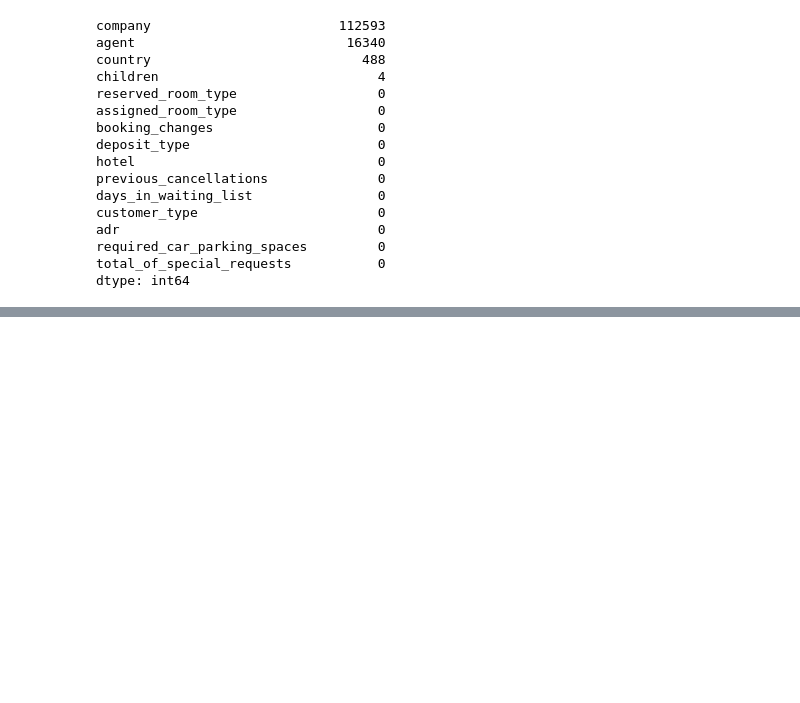
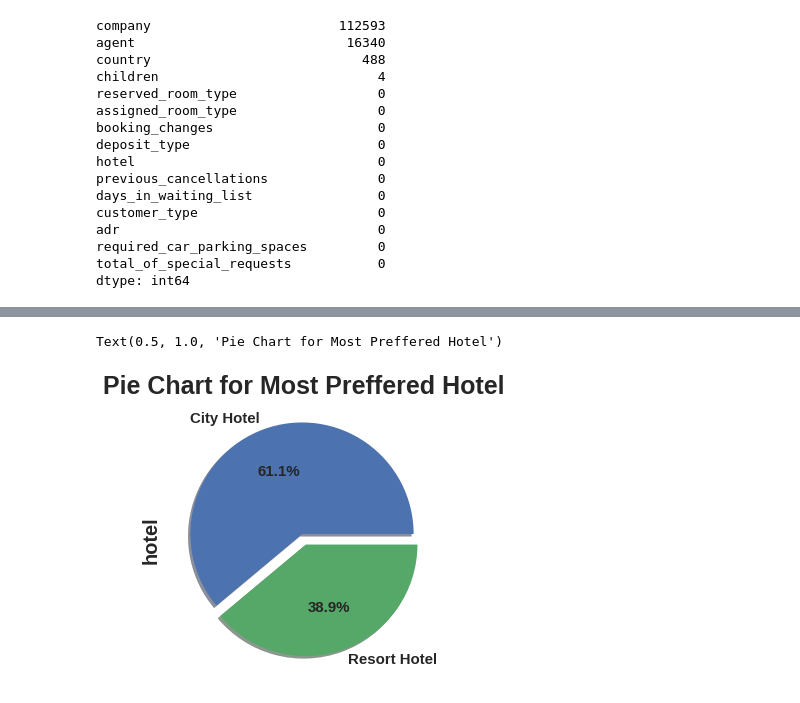
Before and after one commit to Satyaprakash-Dinesh-Vispute/Hotel-Booking-Analysis-EDA, a Jupyter notebook: Hotel_Booking_Analysis_(EDA).ipynb, the cells around one changed output, grey strips where cells are left out. Drawn from its saved outputs; the diff is of its cells as text; code cells hidden in the pictures; blank space fills up the shorter version.

```diff
--- a/Hotel_Booking_Analysis_(EDA).ipynb
+++ b/Hotel_Booking_Analysis_(EDA).ipynb
@@ -317,0 +242,9 @@ plt.show()
+# %%
+# Filling/replacing null values with 0.
+null_columns=['agent','children','company']
+for col in null_columns:
+ hotel_booking_df[col].fillna(0,inplace=True)
+
+
+# Replacing NA values with 'others'
+hotel_booking_df['country'].fillna('others',inplace=True)
@@ -317,0 +262,4 @@ plt.show()
+# %%
+# droppping all 166 those rows in which addtion of of adlults ,children and babies is 0. That simply means  no bookings were made.
+len(hotel_booking_df[hotel_booking_df['adults']+hotel_booking_df['babies']+hotel_booking_df['children']==0])
+hotel_booking_df.drop(hotel_booking_df[hotel_booking_df['adults']+hotel_booking_df['babies']+hotel_booking_df['children']==0].index,inplace=True)
@@ -317,0 +282,5 @@ plt.show()
+# %%
+# lets add some new columns
+
+hotel_booking_df['total_people'] = hotel_booking_df['adults'] + hotel_booking_df['babies'] + hotel_booking_df['children']
+hotel_booking_df['total_stay'] = hotel_booking_df['stays_in_weekend_nights'] + hotel_booking_df['stays_in_week_nights']
@@ -317,0 +296,7 @@ plt.show()
+# %%
+# Visualizsing the by pie chart.
+hotel_booking_df['hotel'].value_counts().plot.pie(explode=[0.05, 0.05], autopct='%1.1f%%', shadow=True, figsize=(5,15),fontsize=15)
+plt.title('Pie Chart for Most Preffered Hotel')
+# %% [output]
+Text(0.5, 1.0, 'Pie Chart for Most Preffered Hotel')
+[figure, added]
```
Also changed, not shown: parts of 59 cells of this notebook.
